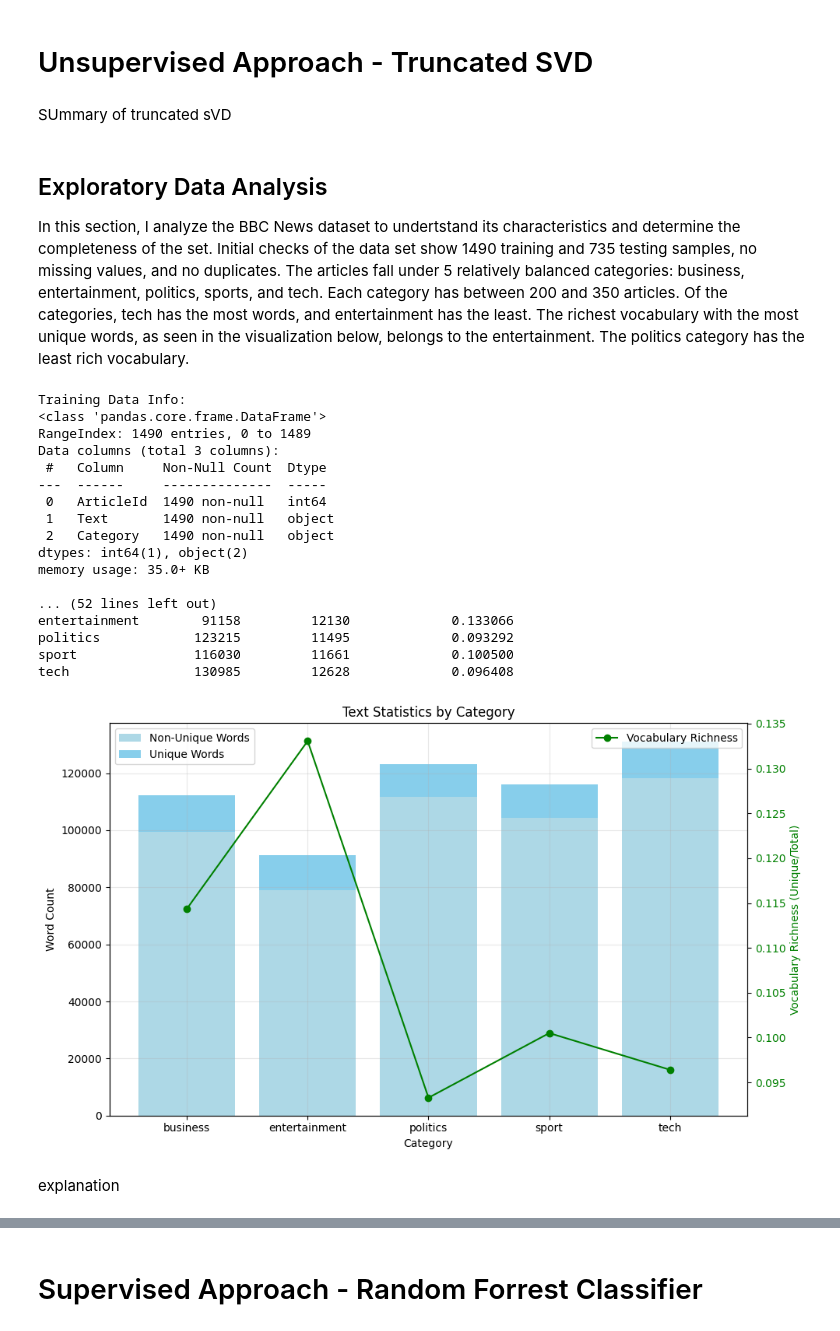
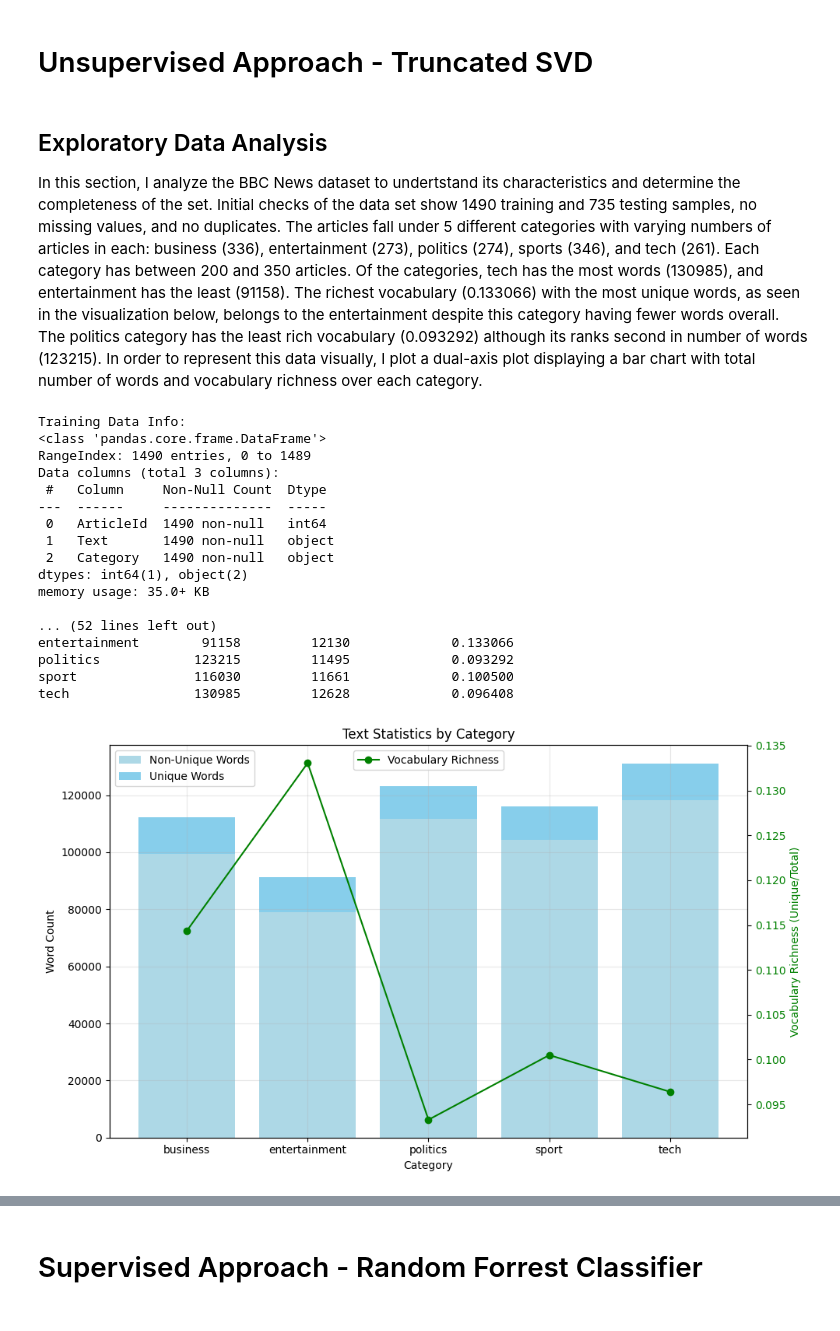
Before and after one commit to carlosmatherson/BBC-News-Classification, a Jupyter notebook: BBC_News_Classification.ipynb, the cells around one changed output, grey strips where cells are left out. Drawn from its saved outputs; the diff is of its cells as text; code cells hidden in the pictures.

```diff
--- a/BBC_News_Classification.ipynb
+++ b/BBC_News_Classification.ipynb
@@ -57,12 +57,10 @@ train_data = pd.read_csv('/kaggle/input/learn-ai-bbc/BBC News Train.csv')
 test_data = pd.read_csv('/kaggle/input/learn-ai-bbc/BBC News Test.csv')
 # %% [markdown]
 # Unsupervised Approach - Truncated SVD
-# %% [markdown]
-SUmmary of truncated sVD
 # %% [markdown]
 ## Exploratory Data Analysis
 
-In this section, I analyze the BBC News dataset to undertstand its characteristics and determine the completeness of the set. Initial checks of the data set show 1490 training and 735 testing samples, no missing values, and no duplicates. The articles fall under 5 relatively balanced categories: business, entertainment, politics, sports, and tech. Each category has between 200 and 350 articles. Of the categories, tech has the most words, and entertainment has the least. The richest vocabulary with the most unique words, as seen in the visualization below, belongs to the entertainment. The politics category has the least rich vocabulary.
+In this section, I analyze the BBC News dataset to undertstand its characteristics and determine the completeness of the set. Initial checks of the data set show 1490 training and 735 testing samples, no missing values, and no duplicates. The articles fall under 5 different categories with varying numbers of articles in each: business (336), entertainment (273), politics (274), sports (346), and tech (261). Each category has between 200 and 350 articles. Of the categories, tech has the most words (130985), and entertainment has the least (91158). The richest vocabulary (0.133066) with the most unique words, as seen in the visualization below, belongs to the entertainment despite this category having fewer words overall. The politics category has the least rich vocabulary (0.093292) although its ranks second in number of words (123215). In order to represent this data visually, I plot a dual-axis plot displaying a bar chart with total number of words and vocabulary richness over each category.
 # %%
 print('\nTraining Data Info:')
 train_data.info()
@@ -114,34 +112,32 @@ ax1.bar(stats_df.index, stats_df['unique_words'], bottom=stats_df['non_unique_wo
 ax1.set_xlabel('Category')
 ax1.set_ylabel('Word Count')
 ax1.set_title('Text Statistics by Category')
 ax1.legend(loc='upper left')
 ax1.grid(True, alpha=0.3)
 
 ax2 = ax1.twinx()
 ax2.plot(stats_df.index, stats_df['vocabulary_richness'], color='green', marker='o', label='Vocabulary Richness')
 ax2.set_ylabel('Vocabulary Richness (Unique/Total)', color='green')
 ax2.tick_params(axis='y', labelcolor='green')
-ax2.legend(loc='upper right')
+ax2.legend(loc='upper center')
 plt.tight_layout()
 plt.show()
 # %% [output]
 Training Data Info:
 <class 'pandas.core.frame.DataFrame'>
 RangeIndex: 1490 entries, 0 to 1489
 Data columns (total 3 columns):
  #   Column     Non-Null Count  Dtype
 ---  ------     --------------  -----
  0   ArticleId  1490 non-null   int64
  1   Text       1490 non-null   object
  2   Category   1490 non-null   object
 dtypes: int64(1), object(2)
 memory usage: 35.0+ KB
 
 ... (52 lines left out)
 entertainment        91158         12130             0.133066
 politics            123215         11495             0.093292
 sport               116030         11661             0.100500
 tech                130985         12628             0.096408
-[figure, old version]
+[figure, new version]
-# %% [markdown]
-explanation
```
Also changed, not shown: parts of 17 cells of this notebook.
